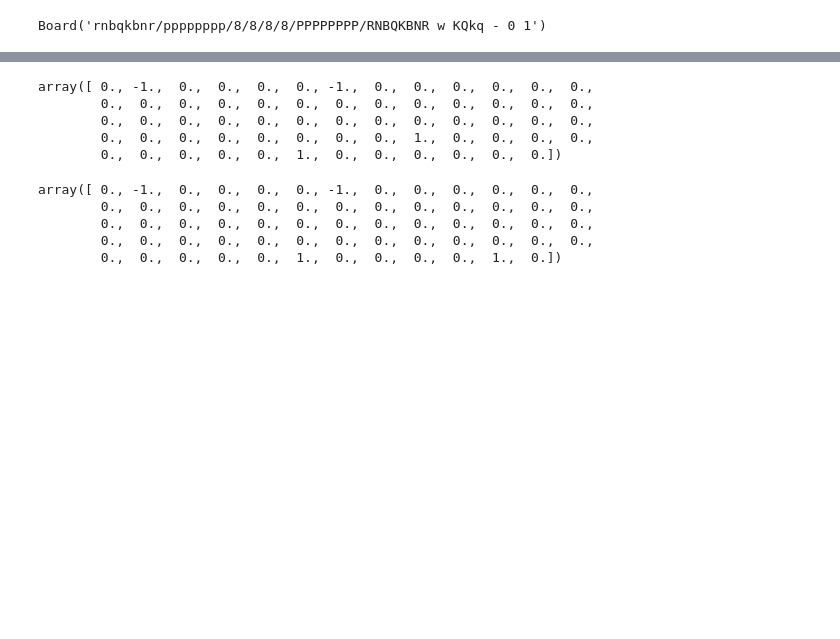
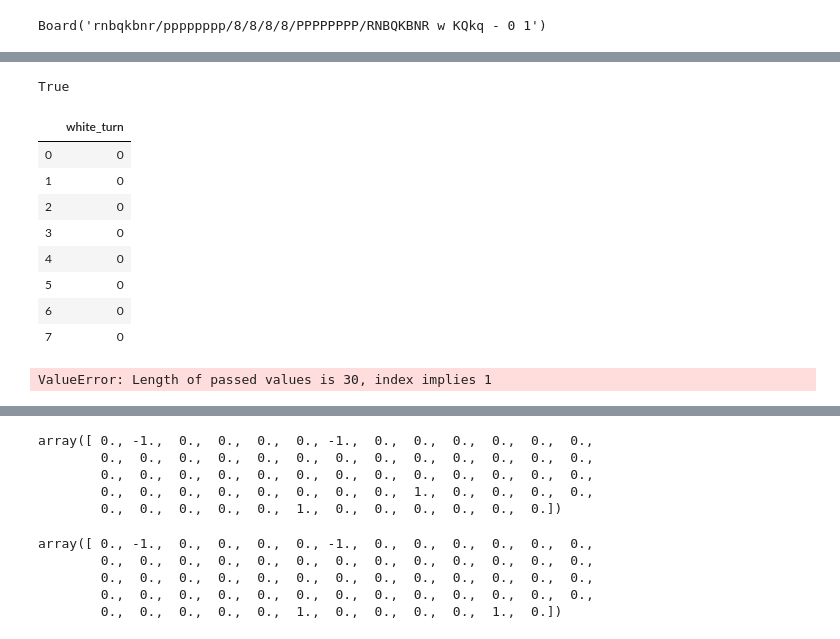
Before and after one commit to wzog99/ShallowMind, a Jupyter notebook: ShallowMind.ipynb, the cells around one changed output, grey strips where cells are left out. Saved outputs shown, nothing was run; the diff lists cells and outputs as text; code cells hidden in the pictures; blank space fills up the shorter version.

```diff
--- a/ShallowMind.ipynb
+++ b/ShallowMind.ipynb
@@ -1022,3 +1041,24 @@ Wall time: 11.9 µs
+# %%
+turn = 1
+turn % 2 == True
+# %% [output]
+True
+# %%
+turn_df
+# %% [output]
+|  | white_turn |
+| 0 | 0 |
+| 1 | 0 |
+| 2 | 0 |
+| 3 | 0 |
+| 4 | 0 |
+| 5 | 0 |
+| 6 | 0 |
+| 7 | 0 |
+# %%
+run_AI(board, 1)
+# %% [output]
+ValueError: Length of passed values is 30, index implies 1
 # %%
 hf = h5py.File('lenet_weights.hdf5', 'r')
     # List all groups
```
Also changed, not shown: parts of 13 cells of this notebook.
